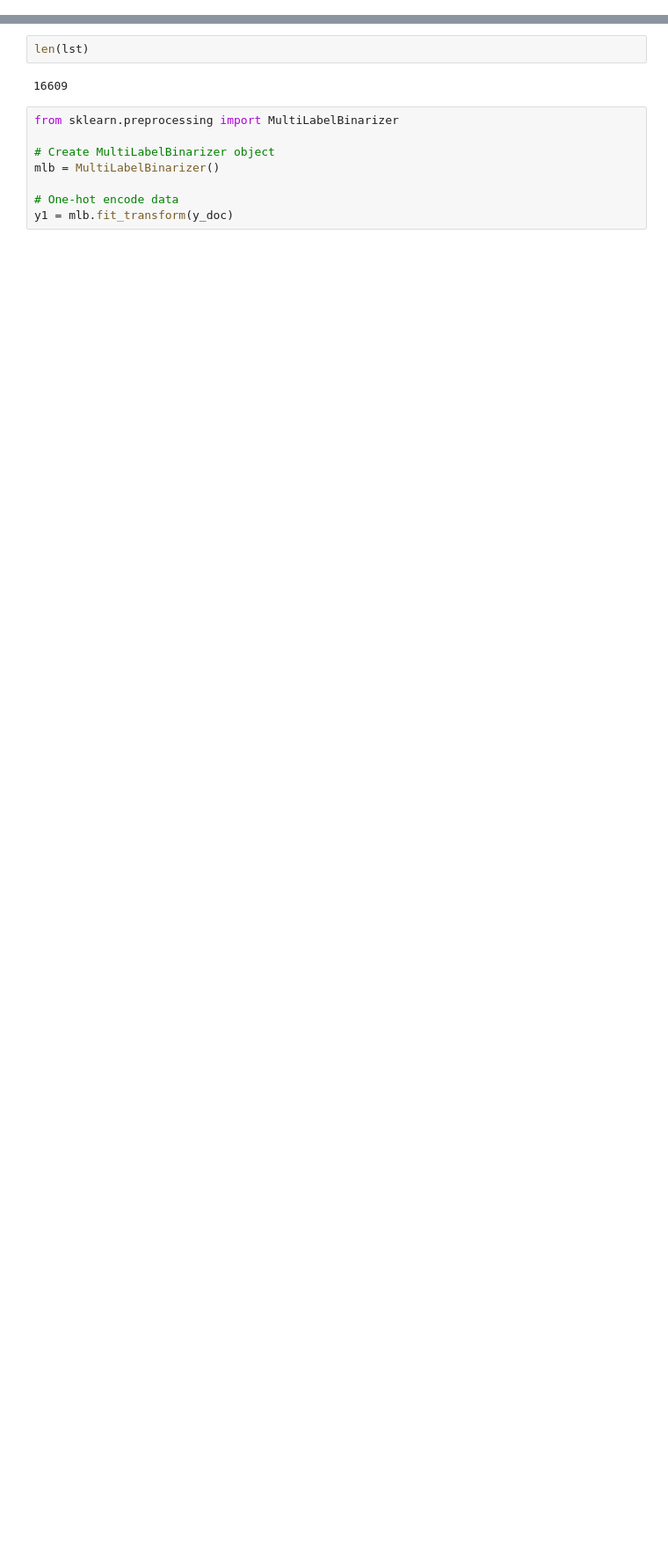
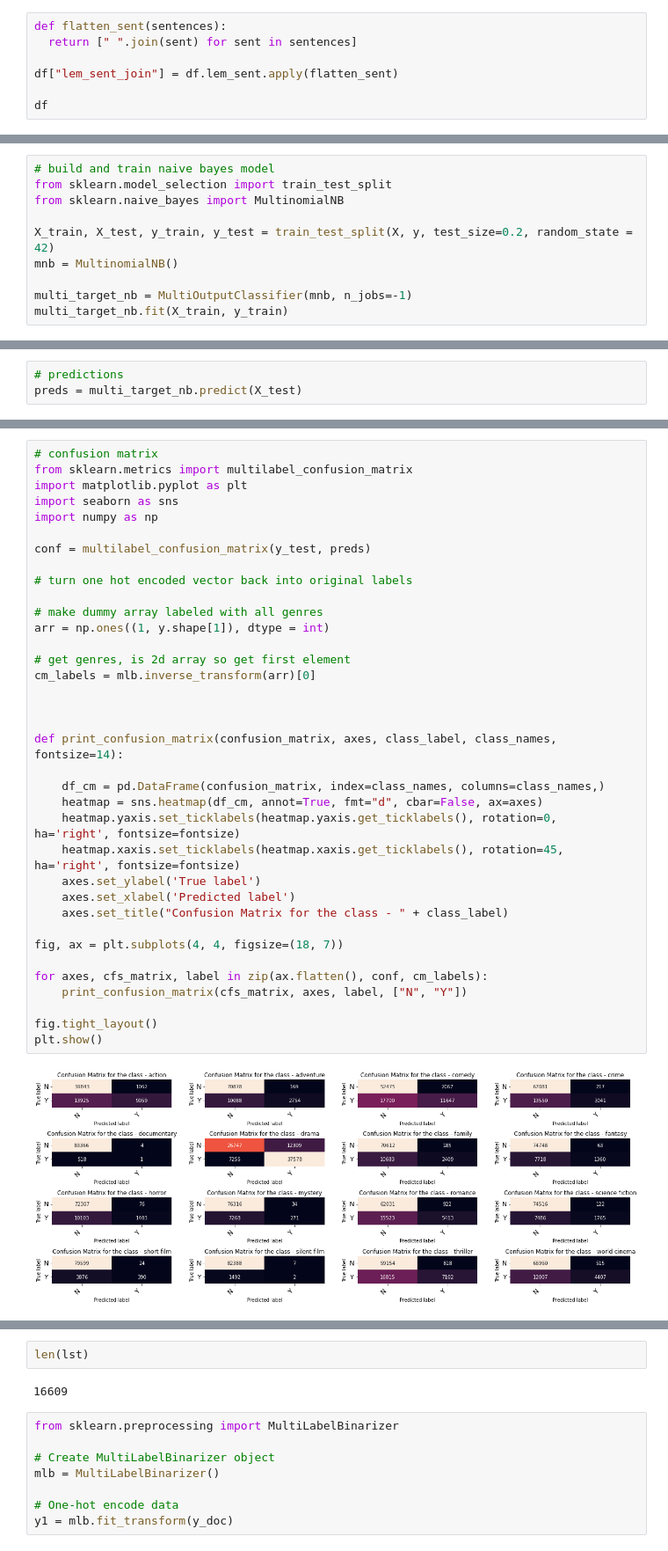
Before and after one commit to CIT-NLP/NLP-final-project, a Jupyter notebook: NaiveBayes.ipynb, the cells around one changed output, grey strips where cells are left out. Shown at 88% size. Saved outputs shown, nothing was run; the diff lists cells and outputs as text; blank space fills up the shorter version.

Commit message:
add confusion matrix, clean up

```diff
--- a/NaiveBayes.ipynb
+++ b/NaiveBayes.ipynb
@@ -296,0 +39,7 @@ lst
+# %%
+def flatten_sent(sentences):
+  return [" ".join(sent) for sent in sentences]
+
+df["lem_sent_join"] = df.lem_sent.apply(flatten_sent)
+
+df
@@ -296,0 +99,10 @@ lst
+# %%
+# build and train naive bayes model
+from sklearn.model_selection import train_test_split
+from sklearn.naive_bayes import MultinomialNB
+
+X_train, X_test, y_train, y_test = train_test_split(X, y, test_size=0.2, random_state = 42)
+mnb = MultinomialNB()
+
+multi_target_nb = MultiOutputClassifier(mnb, n_jobs=-1)
+multi_target_nb.fit(X_train, y_train)
@@ -296,0 +111,3 @@ lst
+# %%
+# predictions
+preds = multi_target_nb.predict(X_test)
@@ -296,0 +156,38 @@ lst
+# %%
+# confusion matrix
+from sklearn.metrics import multilabel_confusion_matrix
+import matplotlib.pyplot as plt
+import seaborn as sns
+import numpy as np
+
+conf = multilabel_confusion_matrix(y_test, preds)
+
+# turn one hot encoded vector back into original labels
+
+# make dummy array labeled with all genres
+arr = np.ones((1, y.shape[1]), dtype = int)
+
+# get genres, is 2d array so get first element
+cm_labels = mlb.inverse_transform(arr)[0]
+
+
+
+def print_confusion_matrix(confusion_matrix, axes, class_label, class_names, fontsize=14):
+
+    df_cm = pd.DataFrame(confusion_matrix, index=class_names, columns=class_names,)
+    heatmap = sns.heatmap(df_cm, annot=True, fmt="d", cbar=False, ax=axes)
+    heatmap.yaxis.set_ticklabels(heatmap.yaxis.get_ticklabels(), rotation=0, ha='right', fontsize=fontsize)
+    heatmap.xaxis.set_ticklabels(heatmap.xaxis.get_ticklabels(), rotation=45, ha='right', fontsize=fontsize)
+    axes.set_ylabel('True label')
+    axes.set_xlabel('Predicted label')
+    axes.set_title("Confusion Matrix for the class - " + class_label)
+
+fig, ax = plt.subplots(4, 4, figsize=(18, 7))
+
+for axes, cfs_matrix, label in zip(ax.flatten(), conf, cm_labels):
+    print_confusion_matrix(cfs_matrix, axes, label, ["N", "Y"])
+
+fig.tight_layout()
+plt.show()
+# %% [output]
+[figure, added]
```
Also changed, not shown: parts of 61 cells of this notebook.
